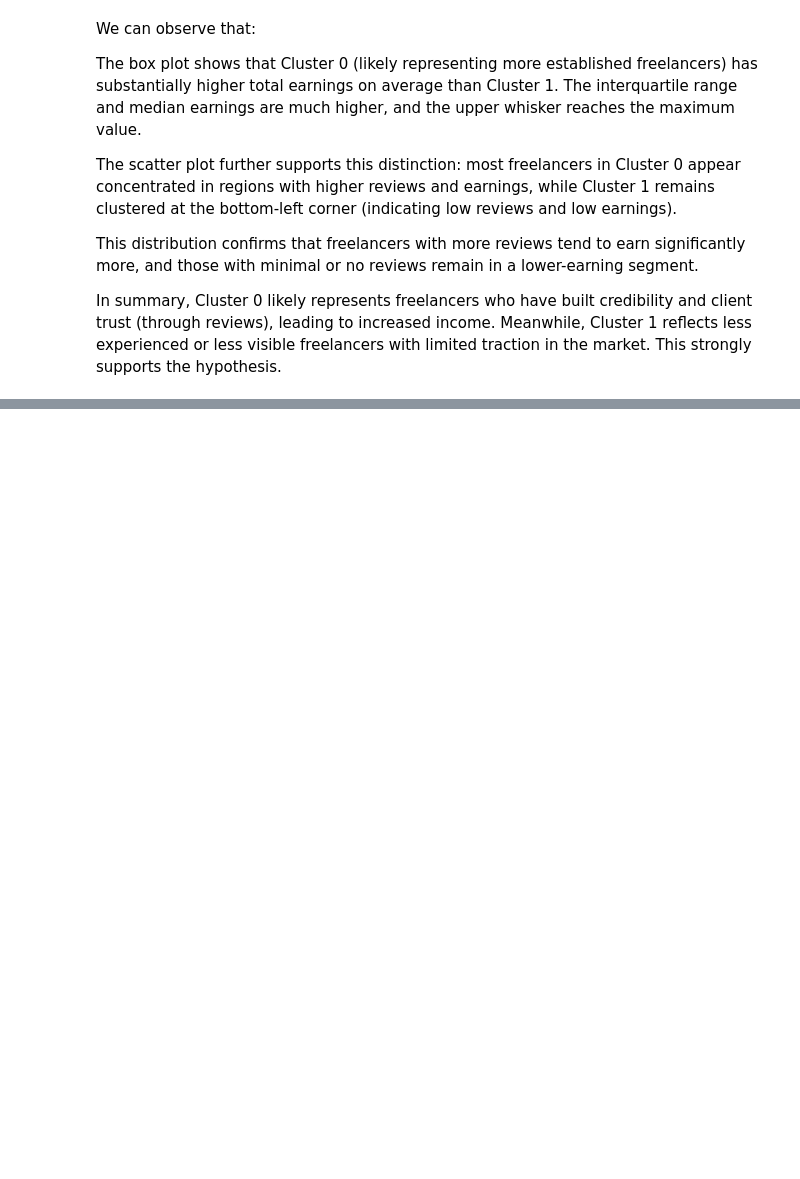
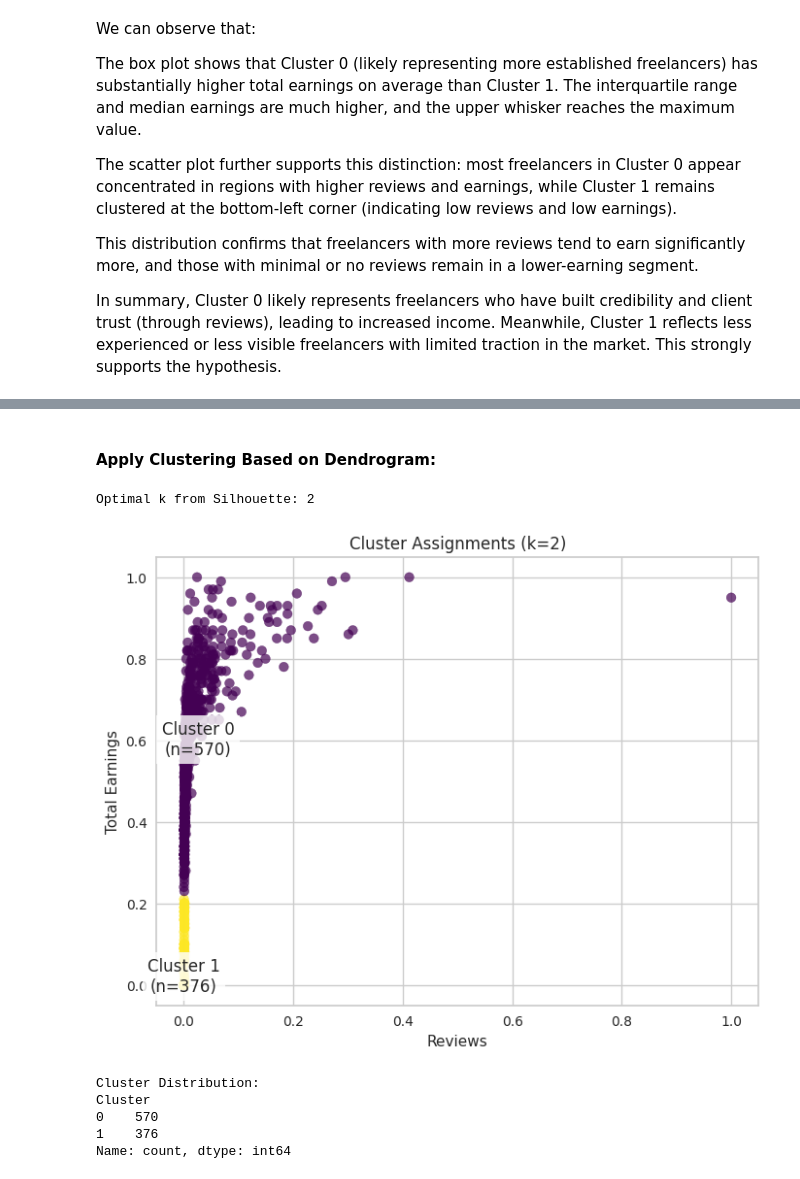
Before and after one commit to iRoseM/Freelancing-Trends--IT362, a Jupyter notebook: IT362_groub_6.ipynb, the cells around one changed output, grey strips where cells are left out. Drawn from its saved outputs; the diff is of its cells as text; code cells hidden in the pictures; blank space fills up the shorter version.

```diff
--- a/IT362_groub_6.ipynb
+++ b/IT362_groub_6.ipynb
@@ -2369,0 +2329,40 @@ What It Means: Freelancers with more skills and higher earnings can be grouped,
+# %% [markdown]
+#### Apply Clustering Based on Dendrogram:
+# %%
+print(f"\nOptimal k from Silhouette: {best_k}")
+
+# Cluster with best_k
+agg = AgglomerativeClustering(n_clusters=best_k)
+df_h1['Cluster'] = agg.fit_predict(df_h1)
+
+# Plot clusters
+plt.figure(figsize=(8, 6))
+plt.scatter(df_h1['Reviews'], df_h1['Total Earnings'],
+           c=df_h1['Cluster'], cmap='viridis', alpha=0.7)
+plt.xlabel('Reviews')
+plt.ylabel('Total Earnings')
+plt.title(f'Cluster Assignments (k={best_k})')
+
+# Annotate cluster sizes and centers
+for cluster in sorted(df_h1['Cluster'].unique()):
+    cluster_data = df_h1[df_h1['Cluster'] == cluster]
+    plt.text(cluster_data['Reviews'].mean(),
+             cluster_data['Total Earnings'].mean(),
+             f'Cluster {cluster}\n(n={len(cluster_data)})',
+             ha='center',
+             va='center',
+             bbox=dict(facecolor='white', alpha=0.8, edgecolor='none'))
+
+plt.show()
+
+# Print cluster stats
+print("\nCluster Distribution:")
+print(df_h1['Cluster'].value_counts().sort_index())
+# %% [output]
+Optimal k from Silhouette: 2
+[figure, added]
+Cluster Distribution:
+Cluster
+0    570
+1    376
+Name: count, dtype: int64
```
Also changed, not shown: parts of 51 cells of this notebook.
